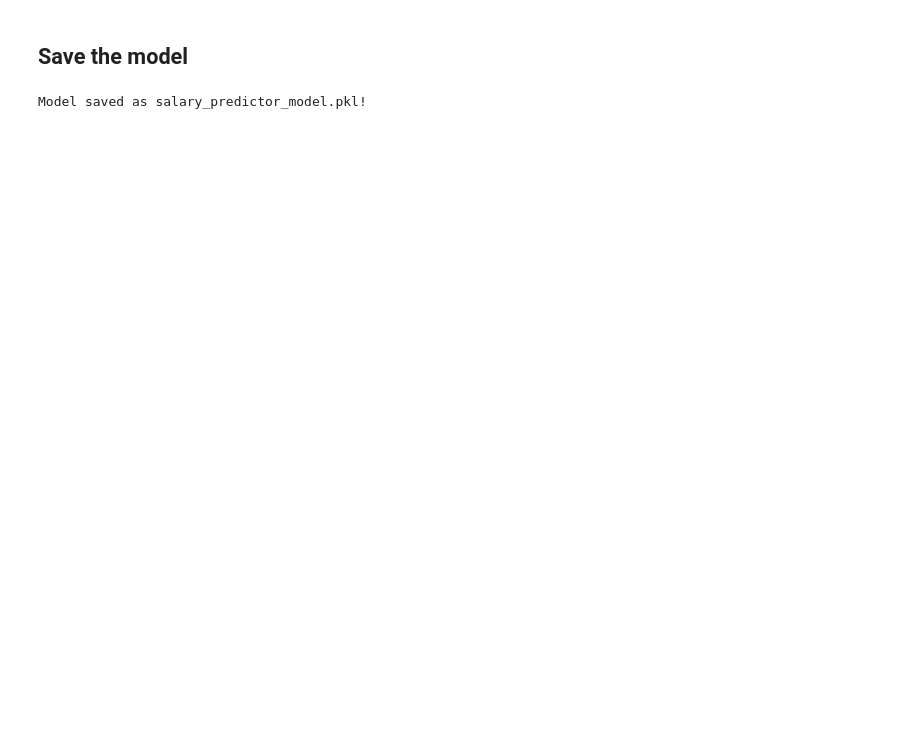
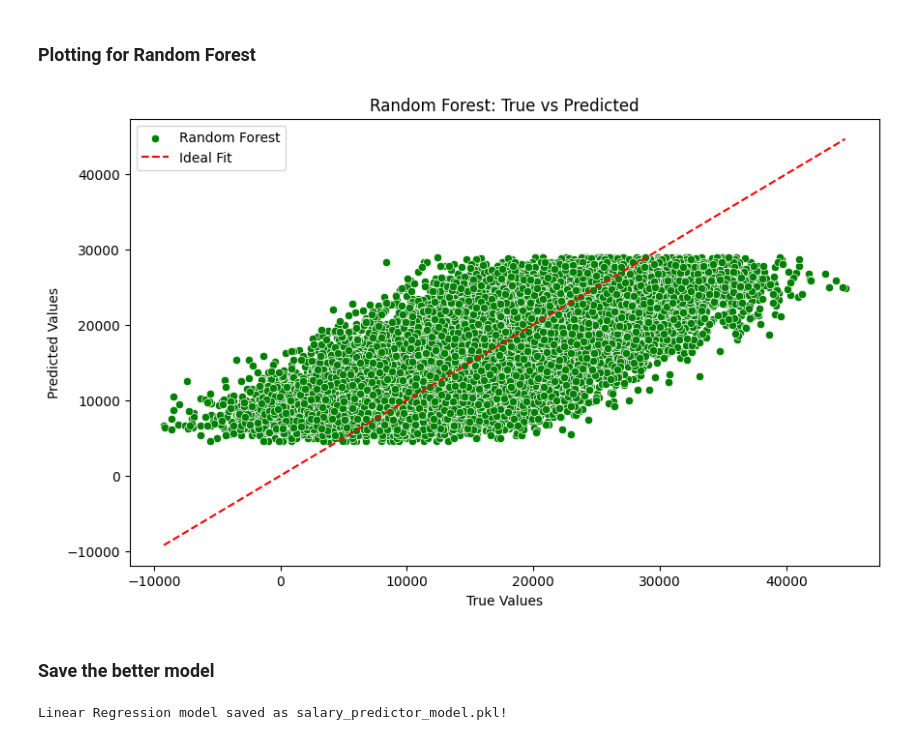
Before and after one commit to Manya14Jain/TCS-ion-HRSalaryPrediction, a Jupyter notebook: main.ipynb, the cells around one changed output. Cells and saved outputs as stored; diff of their text form; code cells hidden in the pictures; blank space fills up the shorter version.

```diff
--- a/main.ipynb
+++ b/main.ipynb
@@ -52,7 +82,26 @@ Random Forest - MSE: 0.8181031224999422, R2: 0.9999999996999736
+# %% [markdown]
+### Plotting for Random Forest
+# %%
+# Comparison of True vs Predicted for Random Forest
+plt.figure(figsize=(10, 6))
+sns.scatterplot(x=y_test, y=preds_rf, label="Random Forest", color="green")
+sns.lineplot(x=y_test, y=y_test, color="red", linestyle="--", label="Ideal Fit")
+plt.title("Random Forest: True vs Predicted")
+plt.xlabel("True Values")
+plt.ylabel("Predicted Values")
+plt.legend()
+plt.show()
+# %% [output]
+[figure, added]
 # %% [markdown]
-## Save the model
+### Save the better model
-# %%
-joblib.dump(random_forest_model, "salary_predictor_model.pkl")
-print("Model saved as salary_predictor_model.pkl!")
-# %% [output]
-Model saved as salary_predictor_model.pkl!
+# %%
+## Save the better model
+if r2_rf > r2_lr:
+    joblib.dump(random_forest_model, "salary_predictor_model.pkl")
+    print("Random Forest model saved as salary_predictor_model.pkl!")
+else:
+    joblib.dump(linear_model, "salary_predictor_model.pkl")
+    print("Linear Regression model saved as salary_predictor_model.pkl!")
+# %% [output]
+Linear Regression model saved as salary_predictor_model.pkl!
```
Also changed, not shown: parts of 14 cells of this notebook, 7 other files.
